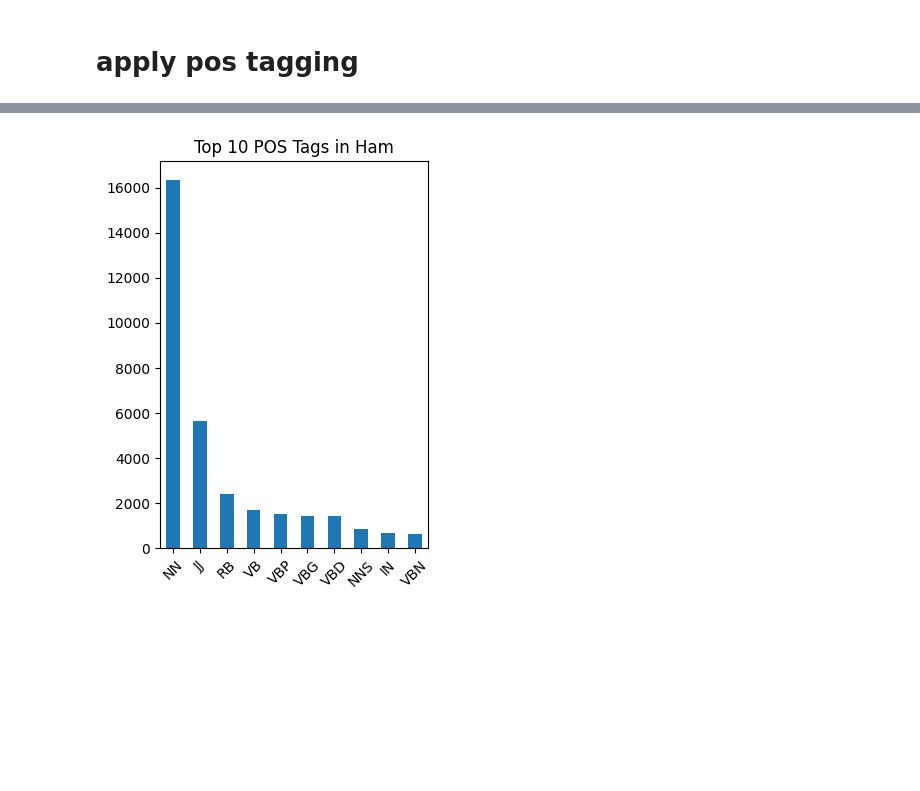
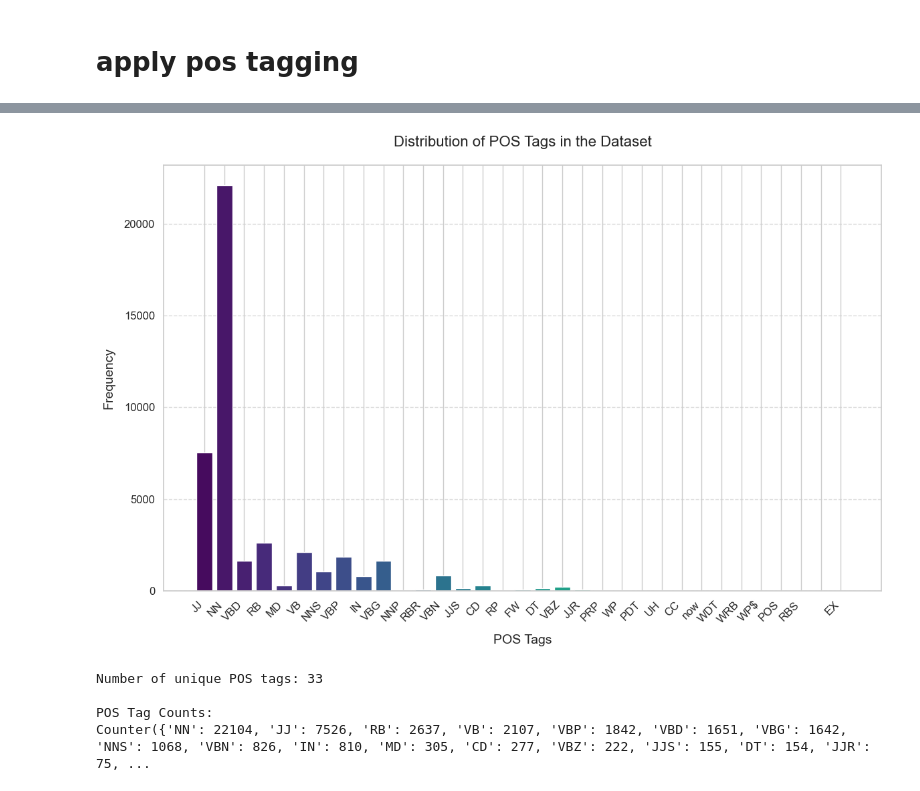
Before and after one commit to mahmoud-elsay/pos_tagging_project, a Jupyter notebook: project.ipynb, the cells around one changed output, grey strips where cells are left out. Drawn from its saved outputs; the diff is of its cells as text; code cells hidden in the pictures; blank space fills up the shorter version.

```diff
--- a/project.ipynb
+++ b/project.ipynb
@@ -348,9 +334,50 @@ Tagged: jurong_JJ point_NN crazy_NN available_JJ bugis_NN great_JJ world_NN buff
-# %%
-plt.subplot(1, 2, 2)
-ham_pos.head(10).plot(kind="bar")
-plt.title("Top 10 POS Tags in Ham")
-plt.xticks(rotation=45)
-plt.tight_layout()
-plt.show()
-# %% [output]
-[figure, removed]
+# %%
+import matplotlib.pyplot as plt
+import seaborn as sns
+from collections import Counter
+
+# Extract all POS tags from the POS_Tagged column
+all_tags = [
+    tag.split("_")[1] for tagged_text in df["POS_Tagged"] for tag in tagged_text
+]
+
+# Count the occurrences of each POS tag
+tag_counts = Counter(all_tags)
+
+# Set the style for the plot
+sns.set(style="whitegrid")
+
+# Create a stylish bar plot with customized colors
+plt.figure(figsize=(12, 8))
+ax = plt.bar(
+    tag_counts.keys(),
+    tag_counts.values(),
+    color=sns.color_palette("viridis", len(tag_counts)),
+)
+
+# Add labels and title with customized font sizes
+plt.xlabel("POS Tags", fontsize=14, labelpad=10)
+plt.ylabel("Frequency", fontsize=14, labelpad=10)
+plt.title("Distribution of POS Tags in the Dataset", fontsize=16, pad=20)
+
+# Rotate x-axis labels and adjust spacing
+plt.xticks(rotation=45, ha="right", fontsize=12)
+plt.yticks(fontsize=12)
+
+# Add gridlines for better readability
+plt.grid(axis="y", linestyle="--", alpha=0.7)
+
+# Show the plot with enhanced style
+plt.tight_layout()
+plt.show()
+
+# Print the number of unique POS tags and their counts
+print("\nNumber of unique POS tags:", len(tag_counts))
+print("\nPOS Tag Counts:")
+print(tag_counts)
+# %% [output]
+[figure, added]
+Number of unique POS tags: 33
+
+POS Tag Counts:
+Counter({'NN': 22104, 'JJ': 7526, 'RB': 2637, 'VB': 2107, 'VBP': 1842, 'VBD': 1651, 'VBG': 1642, 'NNS': 1068, 'VBN': 826, 'IN': 810, 'MD': 305, 'CD': 277, 'VBZ': 222, 'JJS': 155, 'DT': 154, 'JJR': 75, ...
```
Also changed, not shown: parts of 21 cells of this notebook.
